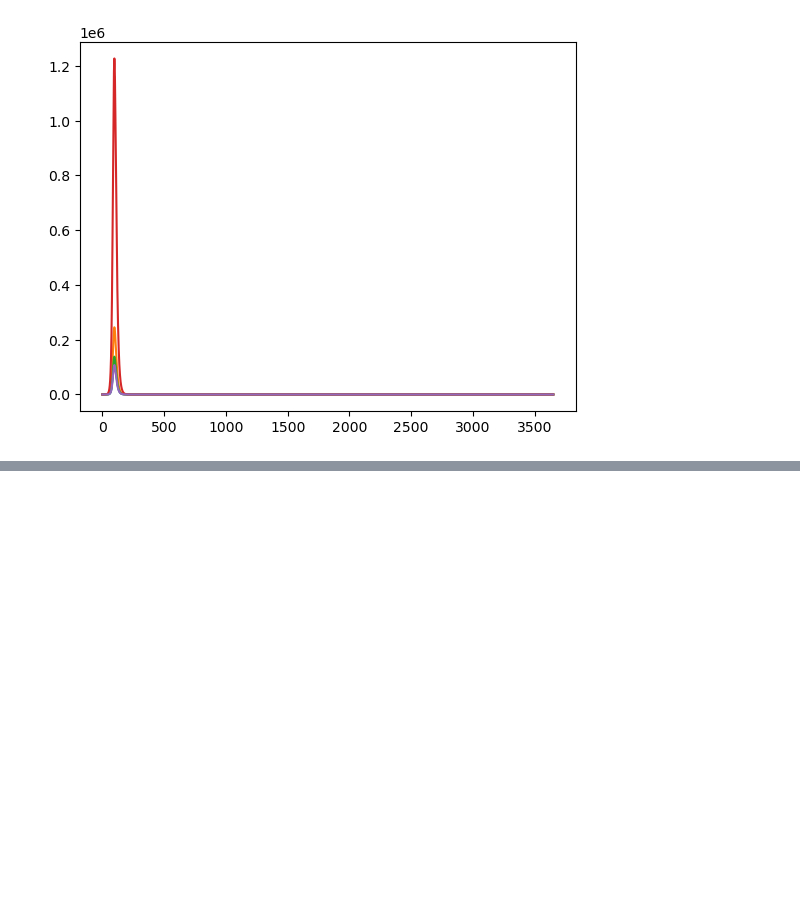
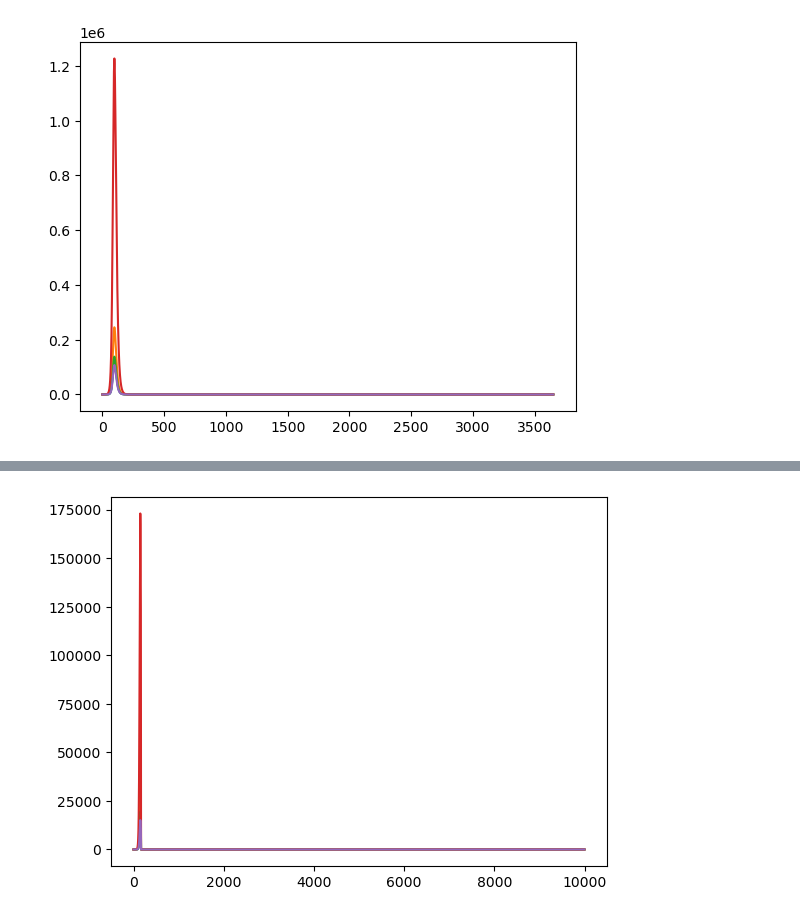
Before and after one commit to denisecammarota/vaccine-dengue-BR, a Jupyter notebook: Basic_Model.ipynb, the cells around one changed output, grey strips where cells are left out. Cells and saved outputs as stored; diff of their text form; code cells hidden in the pictures; blank space fills up the shorter version.

```diff
--- a/Basic_Model.ipynb
+++ b/Basic_Model.ipynb
@@ -207,0 +320,6 @@ plt.plot(t_total,ret[:,5:10]*pop)
+# %%
+# plot of new infected per day over time
+plt.plot((ret[1:,15:] - ret[:-1,15:])*pop)
+plt.show()
+# %% [output]
+[figure, added]
```
Also changed, not shown: parts of 16 cells of this notebook.
